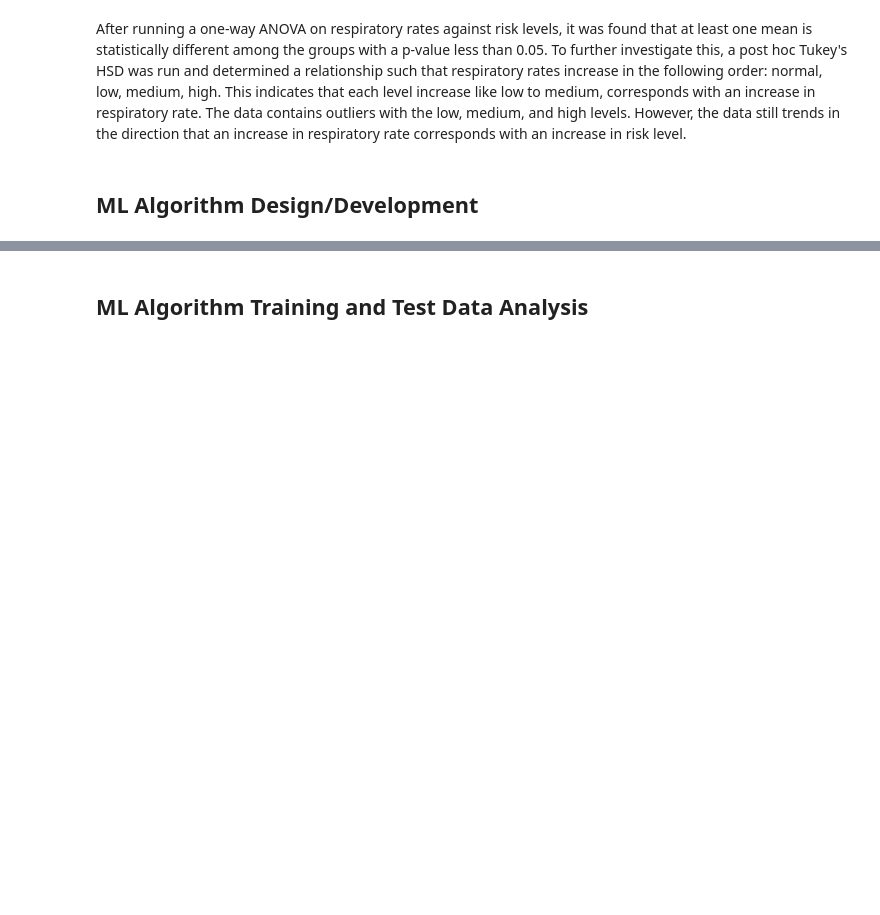
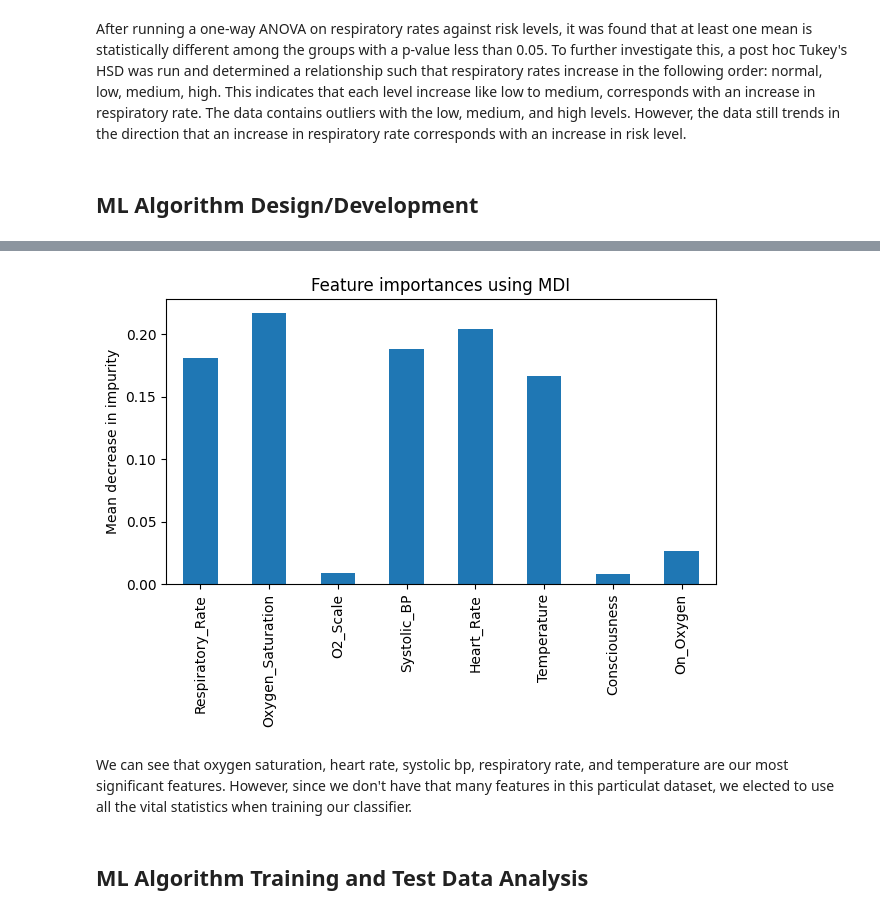
Before and after one commit to atan333/cmsc320-group-proj, a Jupyter notebook: final_submission.ipynb, the cells around one changed output, grey strips where cells are left out. Cells and saved outputs as stored; diff of their text form; code cells hidden in the pictures; blank space fills up the shorter version.

```diff
--- a/final_submission.ipynb
+++ b/final_submission.ipynb
@@ -201,0 +211,3 @@ After running a one-way ANOVA on respiratory rates against risk levels, it was f
+# %%
+encoder  = LabelEncoder()
+df['Consciousness'] = encoder.fit_transform(df['Consciousness'])
@@ -202,3 +217,27 @@ After running a one-way ANOVA on respiratory rates against risk levels, it was f
+# %%
+# Dropping Patient ID because it is used for identification purposes only
+# Dropping Risk Level because it is what we want to predict
+X = df.drop(columns=["Risk_Level", "Patient_ID"])
+y = df["Risk_Level"]
+
+model = RandomForestClassifier(n_estimators=300, random_state=42)
+model.fit(X, y)
+
+# Extracting feature importances
+importances = model.feature_importances_
+feature_names = X.columns
+forest_importances = pd.Series(importances, index=feature_names)
+
+# Plotting
+fig, ax = plt.subplots()
+forest_importances.plot.bar(ax=ax)
+ax.set_title("Feature importances using MDI")
+ax.set_ylabel("Mean decrease in impurity")
+fig.tight_layout()
+# %% [output]
+[figure, added]
+# %% [markdown]
+We can see that oxygen saturation, heart rate, systolic bp, respiratory rate, and temperature are our most significant features. However, since we don't have that many features in this particulat dataset, we elected to use all the vital statistics when training our classifier.
 # %% [markdown]
 ## ML Algorithm Training and Test Data Analysis
 # %% [markdown]
```
Also changed, not shown: parts of 8 cells of this notebook.
